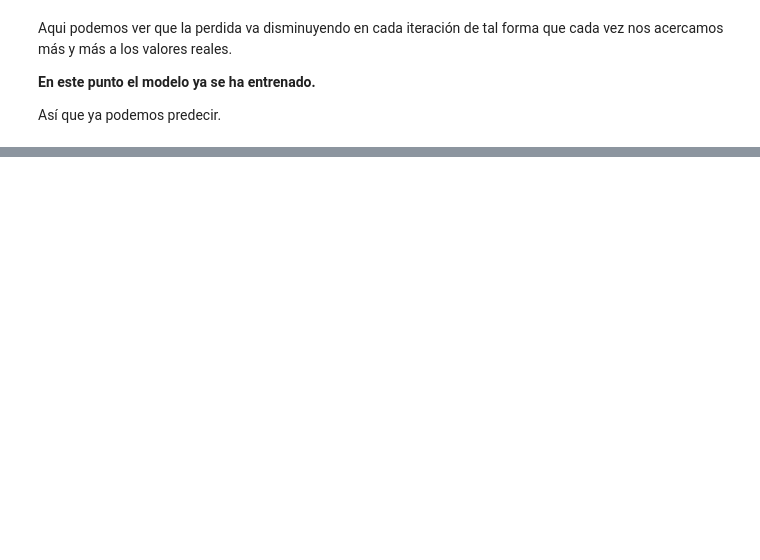
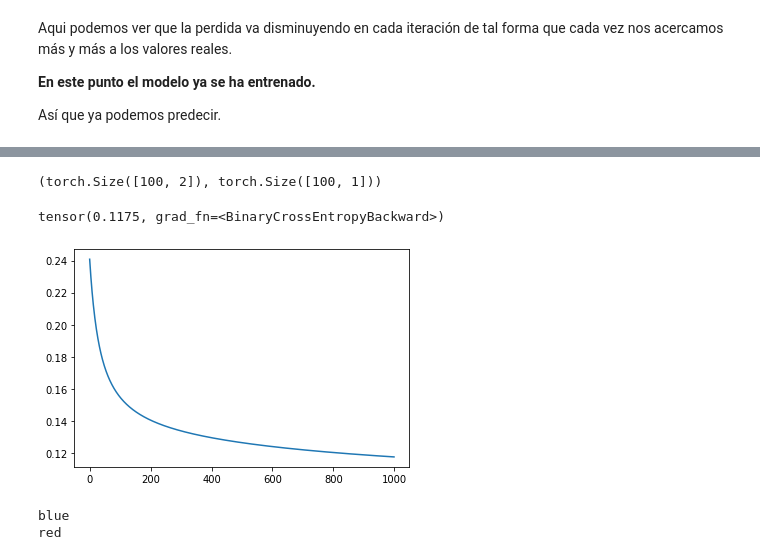
Before and after one commit to BralexMtz/First-AI-Algorithms, a Jupyter notebook: Lineal_Regression.ipynb, the cells around one changed output, grey strips where cells are left out. Cells and saved outputs as stored; diff of their text form; code cells hidden in the pictures; blank space fills up the shorter version.

```diff
--- a/Lineal_Regression.ipynb
+++ b/Lineal_Regression.ipynb
@@ -100,0 +151,47 @@ tensor([[8.1729]], grad_fn=<AddmmBackward>)
+# %%
+target = np.array([0]*h + [1]*h).reshape(n,1)
+x = torch.from_numpy(data).float().requires_grad_(True)
+
+y = torch.from_numpy(target).float()
+
+x.shape , y.shape
+# %% [output]
+(torch.Size([100, 2]), torch.Size([100, 1]))
+# %%
+# son puntos por eso son 2 de entrada
+model = nn.Sequential(
+        nn.Linear(2,1),
+        nn.Sigmoid()
+      )
+loss_function = nn.BCELoss()
+optimizer= optim.SGD(model.parameters(), lr=0.015)
+
+losses=[]
+iterations=1000
+for i in range(iterations):
+  result=model(x)
+  loss = loss_function(result,y)
+  losses.append(loss.data)
+  optimizer.zero_grad()
+  loss.backward()
+  optimizer.step()
+
+plt.plot(range(iterations),losses)
+loss
+# %% [output]
+tensor(0.1175, grad_fn=<BinaryCrossEntropyBackward>)
+[figure, added]
+# %%
+blue= torch.Tensor([[-5,-6]])
+# si el valor de la probabilidad es menor a 0.5 entonces es azul
+prediction = model(blue).data[0][0] > 0.5
+print(colors[prediction])
+
+
+red= torch.Tensor([[7.5,8]])
+# si el valor de la probabilidad es mayor a 0.5 entonces es rojo
+prediction = model(red).data[0][0] > 0.5
+print(colors[prediction])
+# %% [output]
+blue
+red
```
Also changed, not shown: parts of 10 cells of this notebook.
